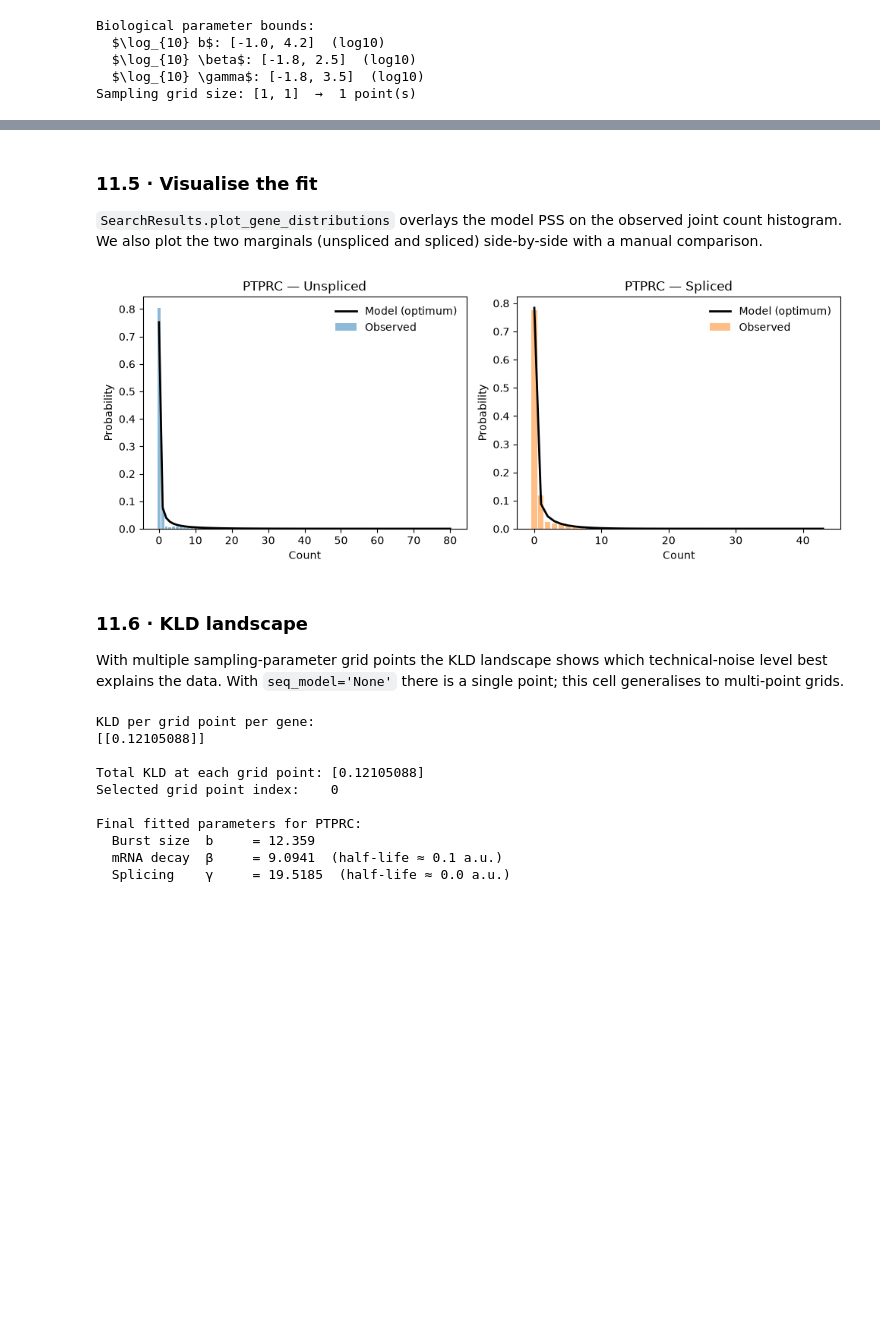
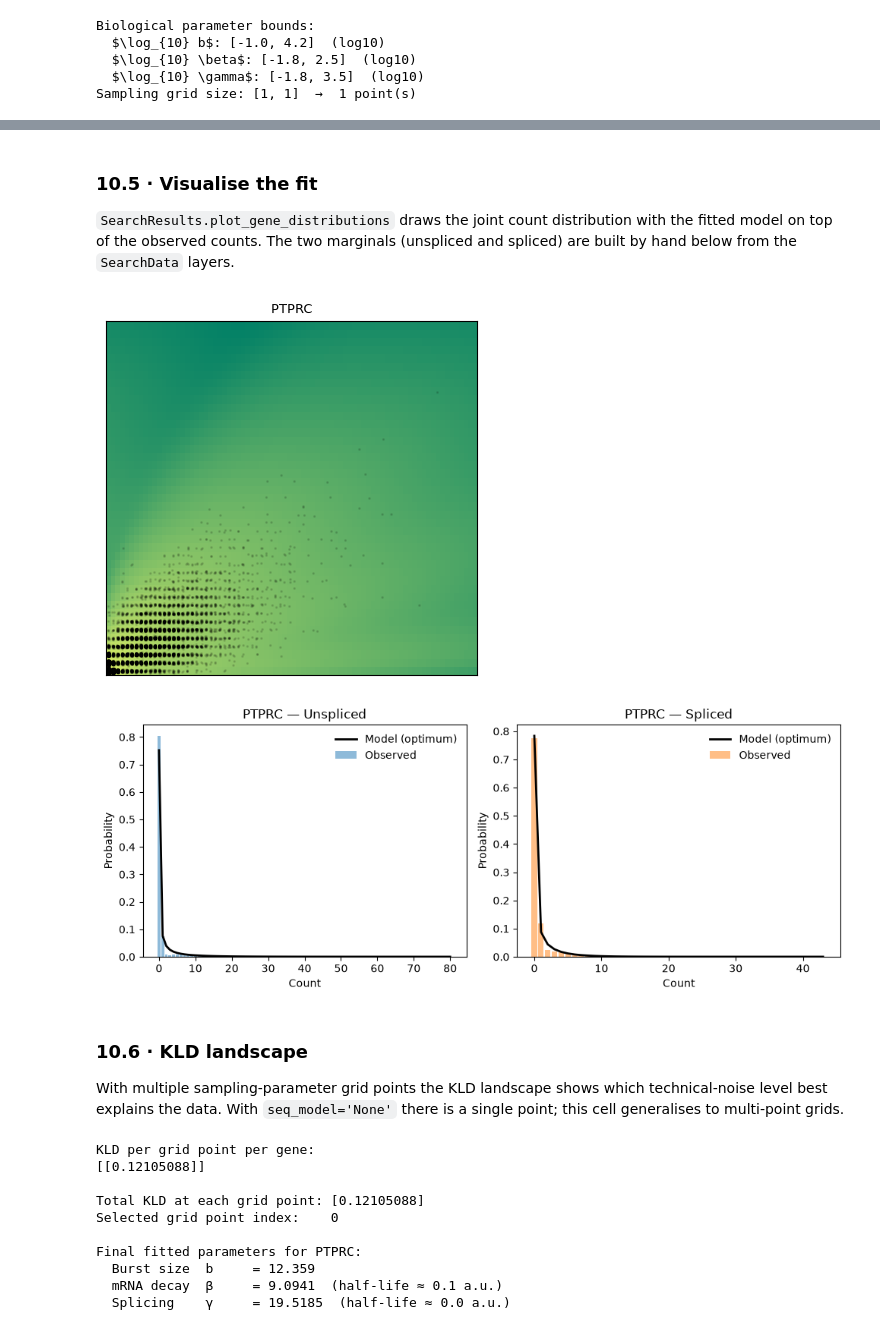
Before and after one commit to pachterlab/monod, a Jupyter notebook: demos/models.ipynb, the cells around one changed output, grey strips where cells are left out. Saved outputs shown, nothing was run; the diff lists cells and outputs as text; code cells hidden in the pictures; blank space fills up the shorter version.

```diff
--- a/demos/models.ipynb
+++ b/demos/models.ipynb
@@ -603,26 +354,0 @@ A direct comparison of the two fits on the marginals makes the improvement
-# %%
-# Build empirical marginals from the unique histogram
-obs_u = np.zeros(M[0]); obs_s = np.zeros(M[1])
-for (cu, cs), f in zip(coords, freqs):
-    if int(cu) < M[0]: obs_u[int(cu)] += f
-    if int(cs) < M[1]: obs_s[int(cs)] += f
-
-fig, axes = plt.subplots(1, 2, figsize=(12, 4))
-
-# Unspliced marginal
-axes[0].bar(range(M[0]), obs_u, color='lightgrey', label='observed', zorder=1)
-axes[0].plot(pss_mom.sum(axis=1), 'b--', lw=2, label=f'MoM  KLD={kld_mom:.3f}')
-axes[0].plot(pss_opt.sum(axis=1), 'r-',  lw=2, label=f'opt  KLD={kld_opt:.3f}')
-axes[0].set_xlabel('Unspliced count'); axes[0].set_ylabel('Probability')
-axes[0].set_title('Unspliced marginal'); axes[0].legend()
-
-# Spliced marginal
-axes[1].bar(range(M[1]), obs_s, color='lightgrey', label='observed', zorder=1)
-axes[1].plot(pss_mom.sum(axis=0), 'b--', lw=2, label=f'MoM  KLD={kld_mom:.3f}')
-axes[1].plot(pss_opt.sum(axis=0), 'r-',  lw=2, label=f'opt  KLD={kld_opt:.3f}')
-axes[1].set_xlabel('Spliced count'); axes[1].set_ylabel('Probability')
-axes[1].set_title('Spliced marginal'); axes[1].legend()
-
-fig.suptitle(f'PTPRC — Bursty model: MoM vs optimised', fontsize=13)
-plt.savefig('figures/models_mom_vs_opt.png', dpi=150, bbox_inches='tight')
-plt.tight_layout(); plt.show()
@@ -750,12 +475,15 @@ Fitted parameters:
 
 KL-divergence at optimum: 0.12105
 # %% [markdown]
-### 11.5 · Visualise the fit
+### 10.5 · Visualise the fit
 
-`SearchResults.plot_gene_distributions` overlays the model PSS on the observed
-joint count histogram.  We also plot the two marginals (unspliced and spliced)
-side-by-side with a manual comparison.
+`SearchResults.plot_gene_distributions` draws the joint count distribution with the
+fitted model on top of the observed counts. The two marginals (unspliced and spliced)
+are built by hand below from the `SearchData` layers.
 # %%
+search_result.plot_gene_distributions(search_data, sz=(1, 1), figsize=(4, 4),
+                                      marg='joint', savefig=False)
+
 C = plt.rcParams['axes.prop_cycle'].by_key()['color']
 
 # ── Marginal comparison ──────────────────────────────────────────────────────
@@ -767,36 +495,37 @@ pss_opt = bursty.eval_model_pss(
 )
 pss_u = pss_opt.sum(axis=1)   # unspliced marginal
 pss_s = pss_opt.sum(axis=0)   # spliced marginal
 
 obs_u = np.bincount(
     search_data.layers[0, :, gene_idx].astype(int),
     minlength=lm[0],
 ).astype(float)
 obs_u /= obs_u.sum()
 
 obs_s = np.bincount(
     search_data.layers[1, :, gene_idx].astype(int),
     minlength=lm[1],
 ).astype(float)
 obs_s /= obs_s.sum()
 
 fig, (ax_u, ax_s) = plt.subplots(1, 2, figsize=(10, 4))
 for ax, obs, pss_m, label, color in [
     (ax_u, obs_u, pss_u, 'Unspliced', C[0]),
     (ax_s, obs_s, pss_s, 'Spliced',   C[1]),
 ]:
     ax.bar(np.arange(len(obs)), obs, color=color, alpha=0.5, label='Observed')
     ax.plot(np.arange(len(pss_m)), pss_m, 'k-', lw=2, label='Model (optimum)')
     ax.set_xlabel('Count'); ax.set_ylabel('Probability')
     ax.set_title(f'{search_data.gene_names[gene_idx]} — {label}')
     ax.legend(frameon=False)
 plt.tight_layout()
 plt.savefig('figures/models_inference_fit.png', dpi=150, bbox_inches='tight')
 plt.show()
 # %% [output]
-[figure, old version]
+[figure, new version]
+[figure, added]
 # %% [markdown]
-### 11.6 · KLD landscape
+### 10.6 · KLD landscape
 
 With multiple sampling-parameter grid points the KLD landscape shows which
 technical-noise level best explains the data.  With `seq_model='None'` there
```
Also changed, not shown: parts of 26 cells of this notebook, 4 other files.
